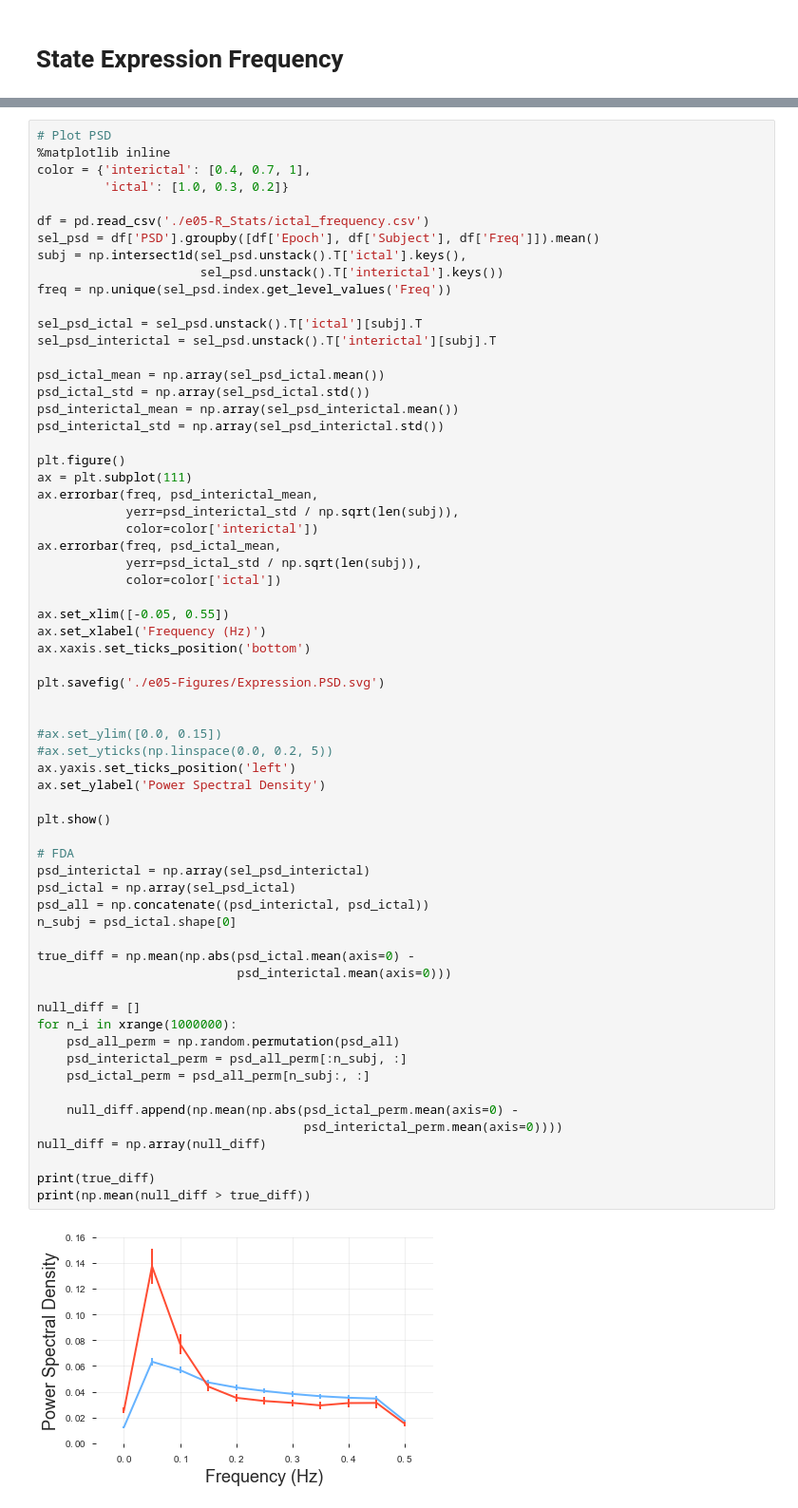
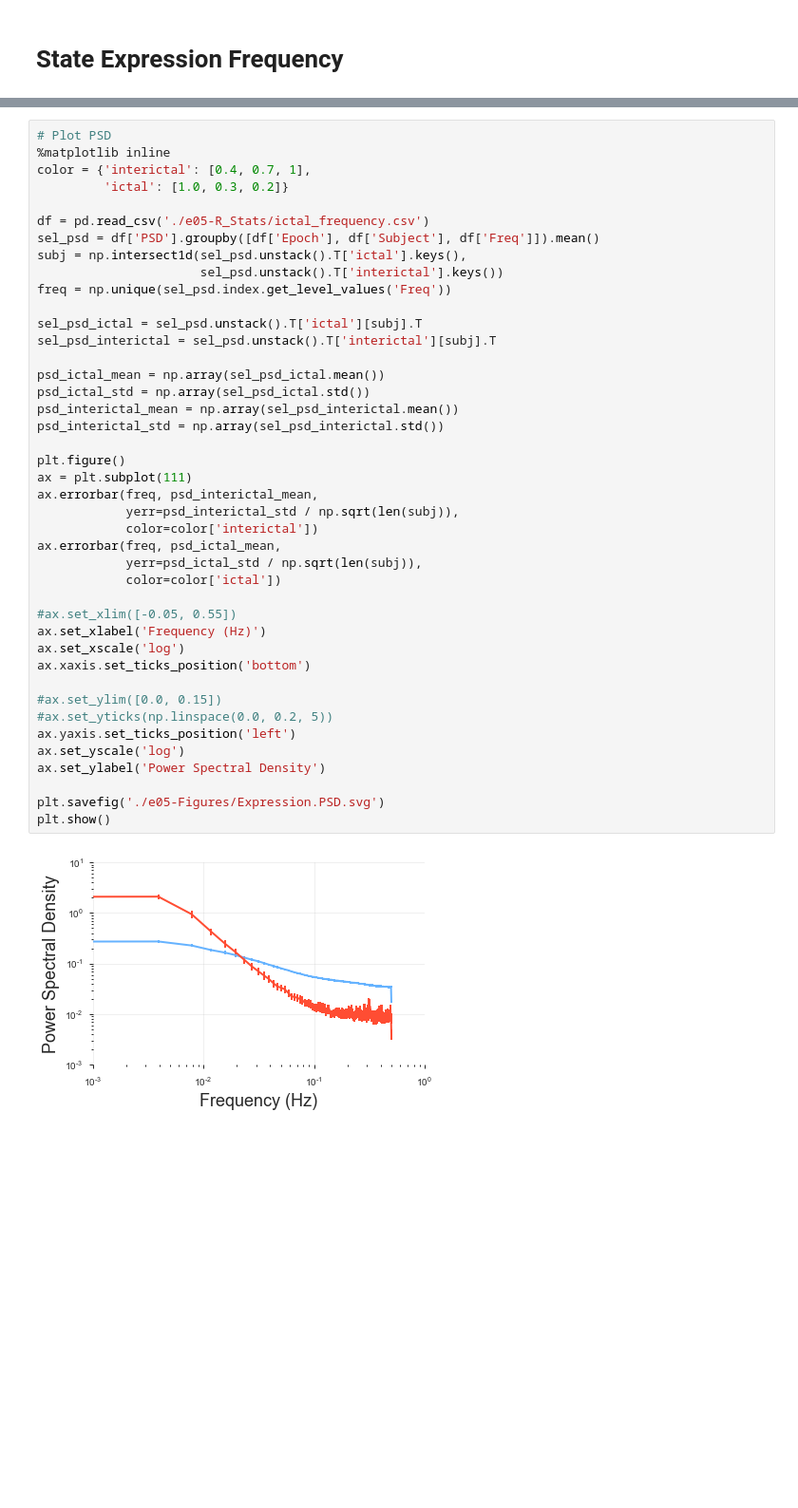
Before and after one commit to akhambhati/rs-2015-InterictalSubgraph, a Jupyter notebook: Analysis_Notebooks/e05-Subgraph_State_Stats.ipynb, the cells around one changed output, grey strips where cells are left out. Shown at 95% size. Saved outputs shown, nothing was run; the diff lists cells and outputs as text; blank space fills up the shorter version.

```diff
--- a/Analysis_Notebooks/e05-Subgraph_State_Stats.ipynb
+++ b/Analysis_Notebooks/e05-Subgraph_State_Stats.ipynb
@@ -565,57 +645,35 @@ subj = np.intersect1d(sel_psd.unstack().T['ictal'].keys(),
                       sel_psd.unstack().T['interictal'].keys())
 freq = np.unique(sel_psd.index.get_level_values('Freq'))
 
 sel_psd_ictal = sel_psd.unstack().T['ictal'][subj].T
 sel_psd_interictal = sel_psd.unstack().T['interictal'][subj].T
 
 psd_ictal_mean = np.array(sel_psd_ictal.mean())
 psd_ictal_std = np.array(sel_psd_ictal.std())
 psd_interictal_mean = np.array(sel_psd_interictal.mean())
 psd_interictal_std = np.array(sel_psd_interictal.std())
 
 plt.figure()
 ax = plt.subplot(111)
 ax.errorbar(freq, psd_interictal_mean,
             yerr=psd_interictal_std / np.sqrt(len(subj)),
             color=color['interictal'])
 ax.errorbar(freq, psd_ictal_mean,
             yerr=psd_ictal_std / np.sqrt(len(subj)),
             color=color['ictal'])
 
-ax.set_xlim([-0.05, 0.55])
+#ax.set_xlim([-0.05, 0.55])
 ax.set_xlabel('Frequency (Hz)')
+ax.set_xscale('log')
 ax.xaxis.set_ticks_position('bottom')
-
-plt.savefig('./e05-Figures/Expression.PSD.svg')
-
 
 #ax.set_ylim([0.0, 0.15])
 #ax.set_yticks(np.linspace(0.0, 0.2, 5))
 ax.yaxis.set_ticks_position('left')
+ax.set_yscale('log')
 ax.set_ylabel('Power Spectral Density')
 
+plt.savefig('./e05-Figures/Expression.PSD.svg')
 plt.show()
-
-# FDA
-psd_interictal = np.array(sel_psd_interictal)
-psd_ictal = np.array(sel_psd_ictal)
-psd_all = np.concatenate((psd_interictal, psd_ictal))
-n_subj = psd_ictal.shape[0]
-
-true_diff = np.mean(np.abs(psd_ictal.mean(axis=0) -
-                           psd_interictal.mean(axis=0)))
-
-null_diff = []
-for n_i in xrange(1000000):
-    psd_all_perm = np.random.permutation(psd_all)
-    psd_interictal_perm = psd_all_perm[:n_subj, :]
-    psd_ictal_perm = psd_all_perm[n_subj:, :]
-
-    null_diff.append(np.mean(np.abs(psd_ictal_perm.mean(axis=0) -
-                                    psd_interictal_perm.mean(axis=0))))
-null_diff = np.array(null_diff)
-
-print(true_diff)
-print(np.mean(null_diff > true_diff))
 # %% [output]
-[figure, old version]
+[figure, new version]
```
Also changed, not shown: parts of 5 cells of this notebook, 1 other file.
